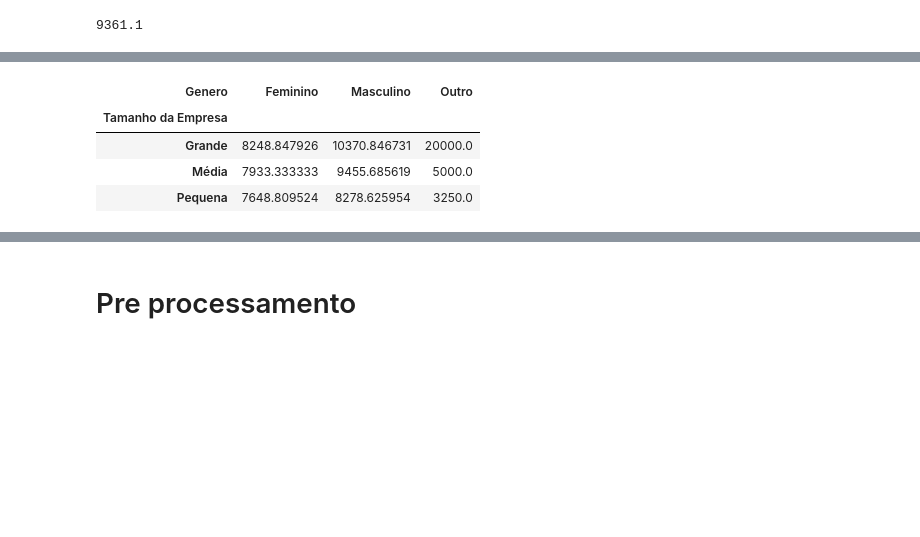
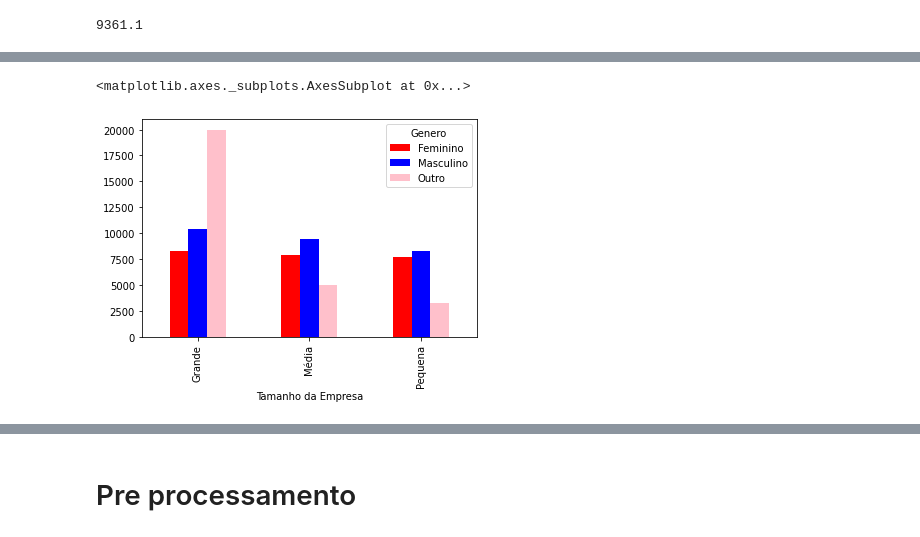
Before and after one commit to DionesGouvea/Salary-Prediction, a Jupyter notebook: Projeto_de_precificacao_de_salario.ipynb, the cells around one changed output, grey strips where cells are left out. Saved outputs shown, nothing was run; the diff lists cells and outputs as text; code cells hidden in the pictures; blank space fills up the shorter version.

```diff
--- a/Projeto_de_precificacao_de_salario.ipynb
+++ b/Projeto_de_precificacao_de_salario.ipynb
@@ -214,9 +229,6 @@ round(dados0['Salário'].mean(), 2)
 # %%
 #visualizando a media de salario por genero e tamanho da empresa
-dados0.groupby(['Genero', 'Tamanho da Empresa']).mean()['Salário'].unstack().T
+dados0.groupby(['Genero', 'Tamanho da Empresa']).mean()['Salário'].unstack().T.plot(kind = 'bar', color = ['red', 'blue', 'pink'])
 # %% [output]
-| Genero | Feminino | Masculino | Outro |
-| Tamanho da Empresa |  |  |  |
-| Grande | 8248.847926 | 10370.846731 | 20000.0 |
-| Média | 7933.333333 | 9455.685619 | 5000.0 |
-| Pequena | 7648.809524 | 8278.625954 | 3250.0 |
+<matplotlib.axes._subplots.AxesSubplot at 0x...>
+[figure, added]
```
Also changed, not shown: parts of 4 cells of this notebook.
